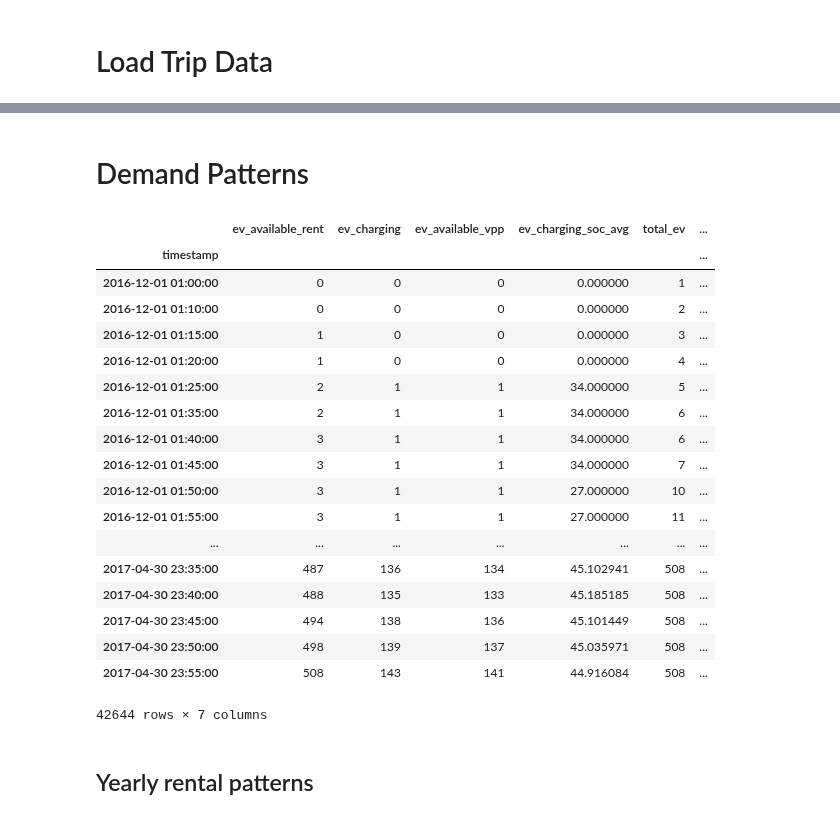
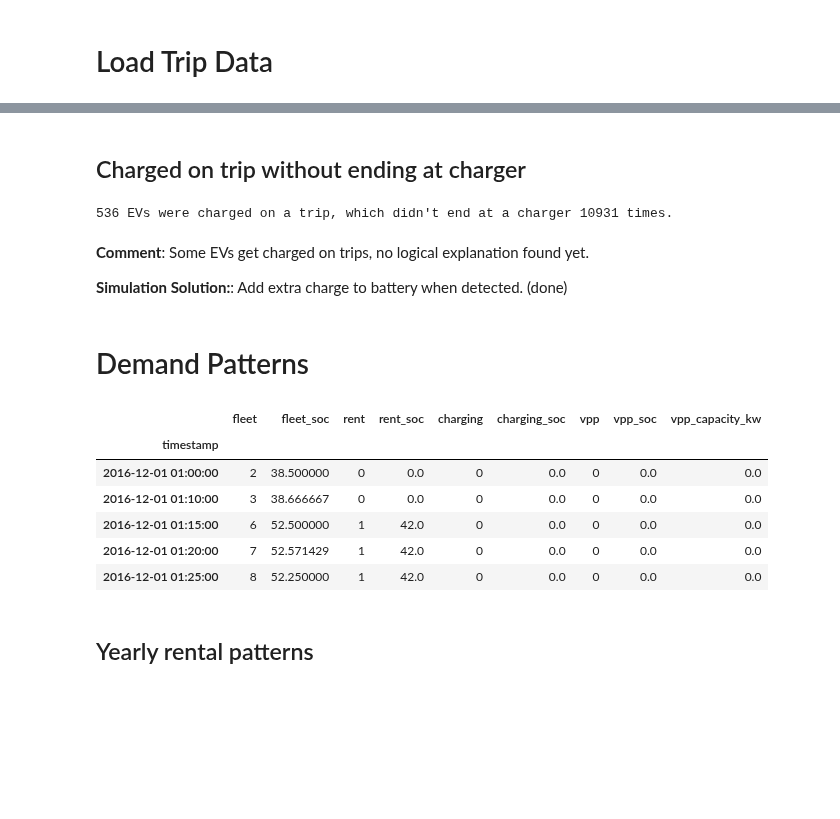
Before and after one commit to indyfree/FleetSim, a Jupyter notebook: notebooks/02-Car2Go.ipynb, the cells around one changed output, grey strips where cells are left out. Drawn from its saved outputs; the diff is of its cells as text; code cells hidden in the pictures; blank space fills up the shorter version.

Commit message:
[nb/car2go] Add detailed error checks

```diff
--- a/notebooks/02-Car2Go.ipynb
+++ b/notebooks/02-Car2Go.ipynb
@@ -71,29 +136,31 @@ errors
+# %% [markdown]
+## Charged on trip without ending at charger
+# %%
+errors = trips[
+    (trips_error["end_charging"] == 0) # Was not determined as charging last trip
+    & (trips_error["end_soc"] - trips_error["start_soc"] > 5)
+]
+print("%d EVs were charged on a trip, which didn't end at a charger %d times." % (len(errors.EV.unique()), len(errors)))
+# %% [output]
+536 EVs were charged on a trip, which didn't end at a charger 10931 times.
+# %% [markdown]
+**Comment**: Some EVs get charged on trips, no logical explanation found yet.
+
+**Simulation Solution:**: Add extra charge to battery when detected. (done)
 # %% [markdown]
 # Demand Patterns
 # %%
 df = load_car2go_capacity()
 # %%
-df
+df.head()
 # %% [output]
-|  | ev_available_rent | ev_charging | ev_available_vpp | ev_charging_soc_avg | total_ev | ... |
-| timestamp |  |  |  |  |  | ... |
-| 2016-12-01 01:00:00 | 0 | 0 | 0 | 0.000000 | 1 | ... |
-| 2016-12-01 01:10:00 | 0 | 0 | 0 | 0.000000 | 2 | ... |
-| 2016-12-01 01:15:00 | 1 | 0 | 0 | 0.000000 | 3 | ... |
-| 2016-12-01 01:20:00 | 1 | 0 | 0 | 0.000000 | 4 | ... |
-| 2016-12-01 01:25:00 | 2 | 1 | 1 | 34.000000 | 5 | ... |
-| 2016-12-01 01:35:00 | 2 | 1 | 1 | 34.000000 | 6 | ... |
-| 2016-12-01 01:40:00 | 3 | 1 | 1 | 34.000000 | 6 | ... |
-| 2016-12-01 01:45:00 | 3 | 1 | 1 | 34.000000 | 7 | ... |
-| 2016-12-01 01:50:00 | 3 | 1 | 1 | 27.000000 | 10 | ... |
-| 2016-12-01 01:55:00 | 3 | 1 | 1 | 27.000000 | 11 | ... |
-| ... | ... | ... | ... | ... | ... | ... |
-| 2017-04-30 23:35:00 | 487 | 136 | 134 | 45.102941 | 508 | ... |
-| 2017-04-30 23:40:00 | 488 | 135 | 133 | 45.185185 | 508 | ... |
-| 2017-04-30 23:45:00 | 494 | 138 | 136 | 45.101449 | 508 | ... |
-| 2017-04-30 23:50:00 | 498 | 139 | 137 | 45.035971 | 508 | ... |
-| 2017-04-30 23:55:00 | 508 | 143 | 141 | 44.916084 | 508 | ... |
+|  | fleet | fleet_soc | rent | rent_soc | charging | charging_soc | vpp | vpp_soc | vpp_capacity_kw |
+| timestamp |  |  |  |  |  |  |  |  |  |
+| 2016-12-01 01:00:00 | 2 | 38.500000 | 0 | 0.0 | 0 | 0.0 | 0 | 0.0 | 0.0 |
+| 2016-12-01 01:10:00 | 3 | 38.666667 | 0 | 0.0 | 0 | 0.0 | 0 | 0.0 | 0.0 |
+| 2016-12-01 01:15:00 | 6 | 52.500000 | 1 | 42.0 | 0 | 0.0 | 0 | 0.0 | 0.0 |
+| 2016-12-01 01:20:00 | 7 | 52.571429 | 1 | 42.0 | 0 | 0.0 | 0 | 0.0 | 0.0 |
+| 2016-12-01 01:25:00 | 8 | 52.250000 | 1 | 42.0 | 0 | 0.0 | 0 | 0.0 | 0.0 |
-42644 rows × 7 columns
 # %%
 def apply_smoother(df, days):
     DAY = 12*24
```
Also changed, not shown: parts of 29 cells of this notebook, 1 other file.
